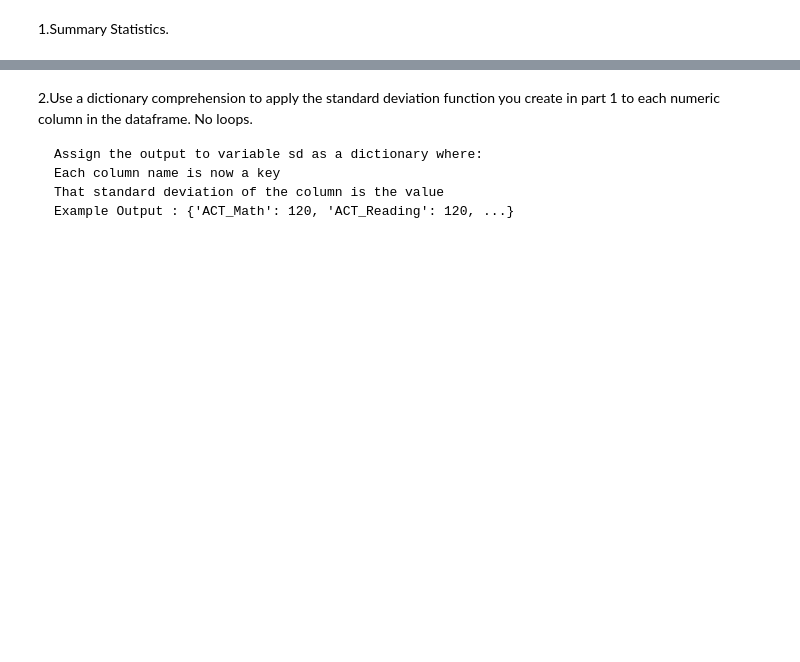
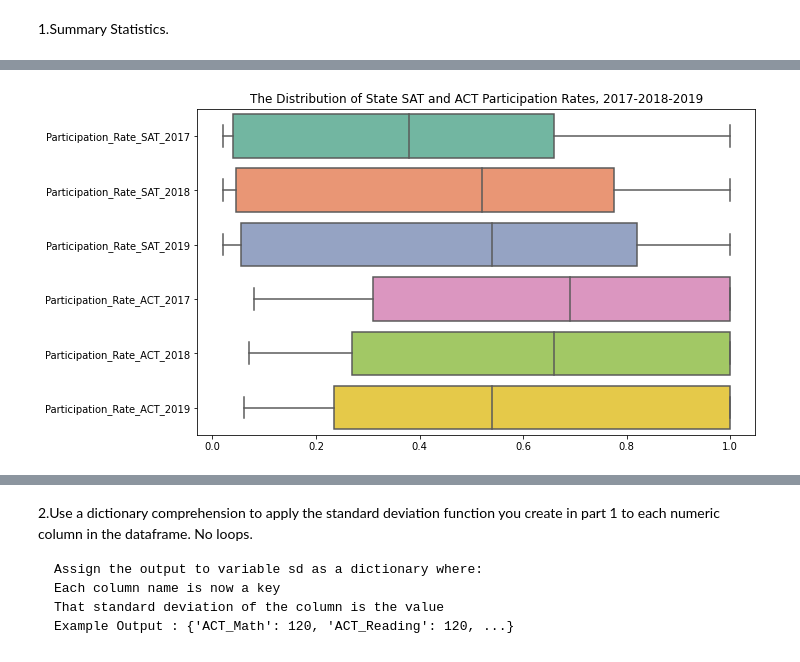
Before and after one commit to mchueakh/DSI_project1, a Jupyter notebook: code/DSI_project1_V1.2.ipynb, the cells around one changed output, grey strips where cells are left out. Saved outputs shown, nothing was run; the diff lists cells and outputs as text; code cells hidden in the pictures; blank space fills up the shorter version.

```diff
--- a/code/DSI_project1_V1.2.ipynb
+++ b/code/DSI_project1_V1.2.ipynb
@@ -476,0 +484,9 @@ Complete the following steps to explore your data. You are welcome to do more ED
+# %%
+box_df_sat = SAT_2017_2018_2019_DIFF[['State','Participation_Rate_SAT_2017','Participation_Rate_SAT_2018','Participation_Rate_SAT_2019']]
+box_df_act = ACT_2017_2018_2019_DIFF[['State','Participation_Rate_ACT_2017','Participation_Rate_ACT_2018','Participation_Rate_ACT_2019']]
+box_df_act_sat = pd.merge(box_df_sat, box_df_act, how='left',on = ['State'])
+plt.figure(figsize=(10,6))
+plt.title('The Distribution of State SAT and ACT Participation Rates, 2017-2018-2019')
+sns.boxplot(data=box_df_act_sat,orient='h',palette='Set2');
+# %% [output]
+[figure, added]
```
Also changed, not shown: parts of 5 cells of this notebook.
